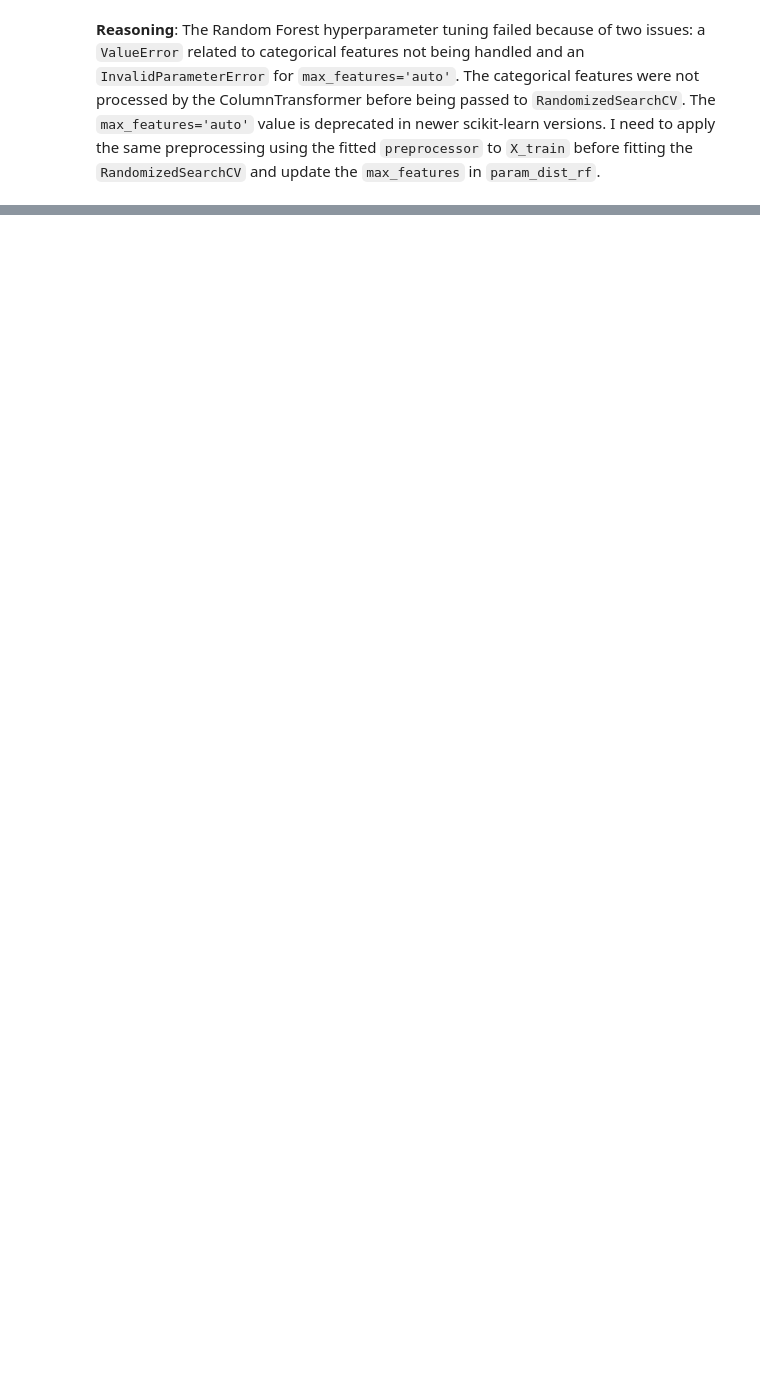
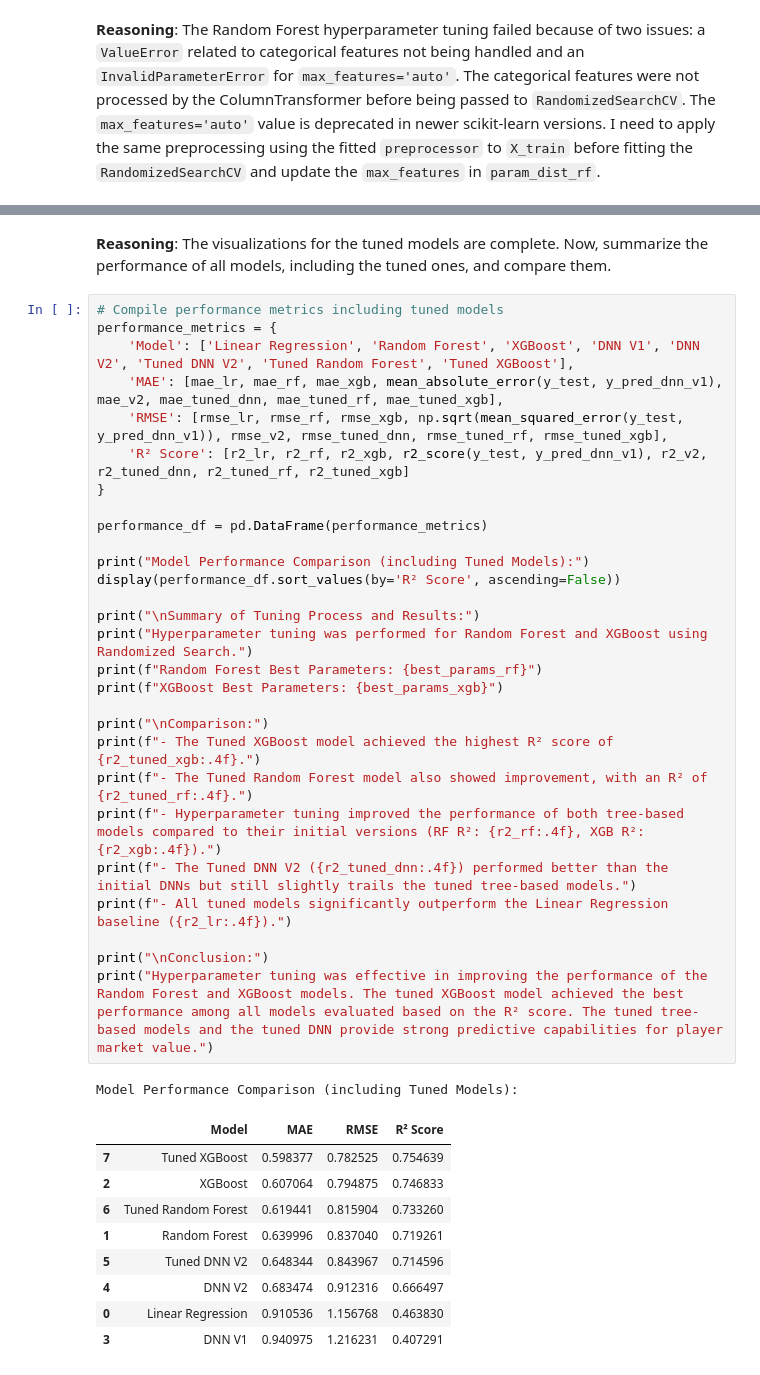
Before and after one commit to jsntj/jatj_footballtransfermarkt, a Jupyter notebook: final_model_jatj.ipynb, the cells around one changed output, grey strips where cells are left out. Cells and saved outputs as stored; diff of their text form; blank space fills up the shorter version.

```diff
--- a/final_model_jatj.ipynb
+++ b/final_model_jatj.ipynb
@@ -1720,0 +1833,42 @@ Fitting 3 folds for each of 10 candidates, totalling 30 fits
+# %% [markdown]
+**Reasoning**:
+The visualizations for the tuned models are complete. Now, summarize the performance of all models, including the tuned ones, and compare them.
+# %%
+# Compile performance metrics including tuned models
+performance_metrics = {
+    'Model': ['Linear Regression', 'Random Forest', 'XGBoost', 'DNN V1', 'DNN V2', 'Tuned DNN V2', 'Tuned Random Forest', 'Tuned XGBoost'],
+    'MAE': [mae_lr, mae_rf, mae_xgb, mean_absolute_error(y_test, y_pred_dnn_v1), mae_v2, mae_tuned_dnn, mae_tuned_rf, mae_tuned_xgb],
+    'RMSE': [rmse_lr, rmse_rf, rmse_xgb, np.sqrt(mean_squared_error(y_test, y_pred_dnn_v1)), rmse_v2, rmse_tuned_dnn, rmse_tuned_rf, rmse_tuned_xgb],
+    'R² Score': [r2_lr, r2_rf, r2_xgb, r2_score(y_test, y_pred_dnn_v1), r2_v2, r2_tuned_dnn, r2_tuned_rf, r2_tuned_xgb]
+}
+
+performance_df = pd.DataFrame(performance_metrics)
+
+print("Model Performance Comparison (including Tuned Models):")
+display(performance_df.sort_values(by='R² Score', ascending=False))
+
+print("\nSummary of Tuning Process and Results:")
+print("Hyperparameter tuning was performed for Random Forest and XGBoost using Randomized Search.")
+print(f"Random Forest Best Parameters: {best_params_rf}")
+print(f"XGBoost Best Parameters: {best_params_xgb}")
+
+print("\nComparison:")
+print(f"- The Tuned XGBoost model achieved the highest R² score of {r2_tuned_xgb:.4f}.")
+print(f"- The Tuned Random Forest model also showed improvement, with an R² of {r2_tuned_rf:.4f}.")
+print(f"- Hyperparameter tuning improved the performance of both tree-based models compared to their initial versions (RF R²: {r2_rf:.4f}, XGB R²: {r2_xgb:.4f}).")
+print(f"- The Tuned DNN V2 ({r2_tuned_dnn:.4f}) performed better than the initial DNNs but still slightly trails the tuned tree-based models.")
+print(f"- All tuned models significantly outperform the Linear Regression baseline ({r2_lr:.4f}).")
+
+print("\nConclusion:")
+print("Hyperparameter tuning was effective in improving the performance of the Random Forest and XGBoost models. The tuned XGBoost model achieved the best performance among all models evaluated based on the R² score. The tuned tree-based models and the tuned DNN provide strong predictive capabilities for player market value.")
+# %% [output]
+Model Performance Comparison (including Tuned Models):
+|  | Model | MAE | RMSE | R² Score |
+| 7 | Tuned XGBoost | 0.598377 | 0.782525 | 0.754639 |
+| 2 | XGBoost | 0.607064 | 0.794875 | 0.746833 |
+| 6 | Tuned Random Forest | 0.619441 | 0.815904 | 0.733260 |
+| 1 | Random Forest | 0.639996 | 0.837040 | 0.719261 |
+| 5 | Tuned DNN V2 | 0.648344 | 0.843967 | 0.714596 |
+| 4 | DNN V2 | 0.683474 | 0.912316 | 0.666497 |
+| 0 | Linear Regression | 0.910536 | 1.156768 | 0.463830 |
+| 3 | DNN V1 | 0.940975 | 1.216231 | 0.407291 |
```
Also changed, not shown: parts of 25 cells of this notebook.
